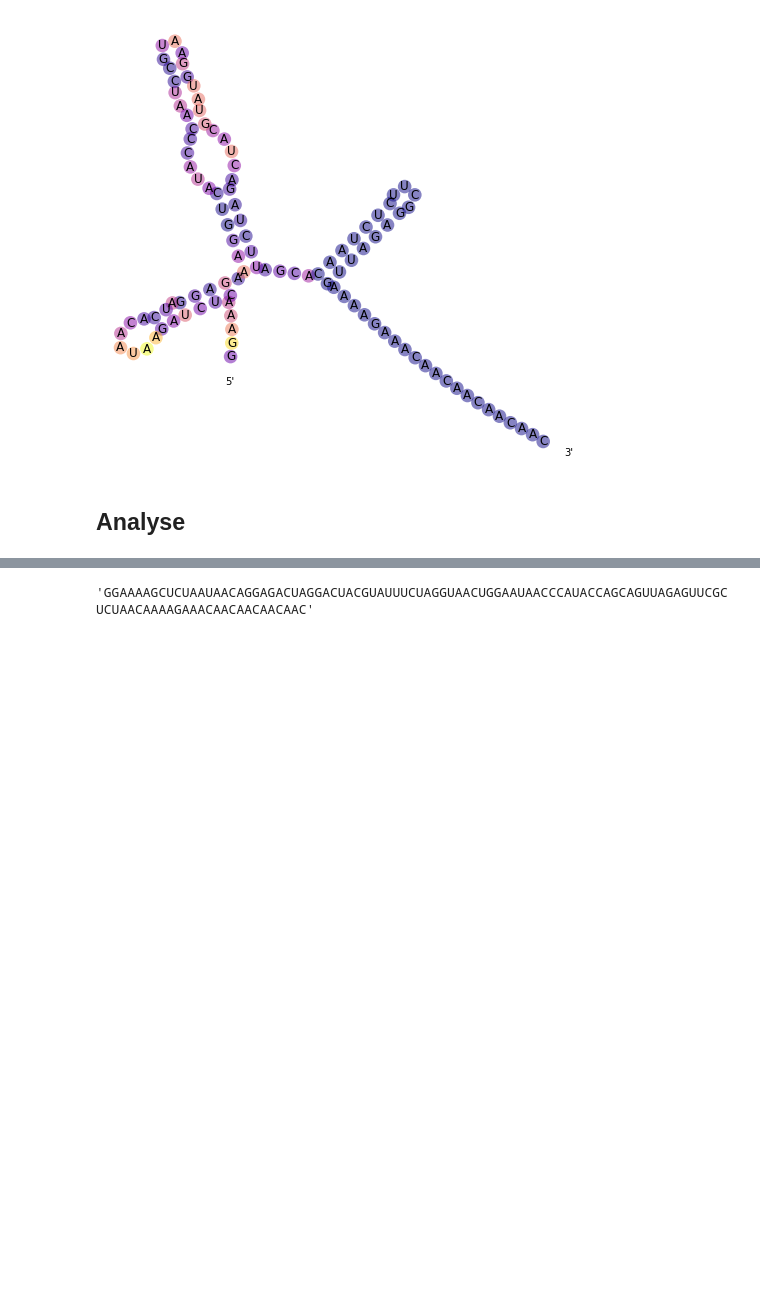
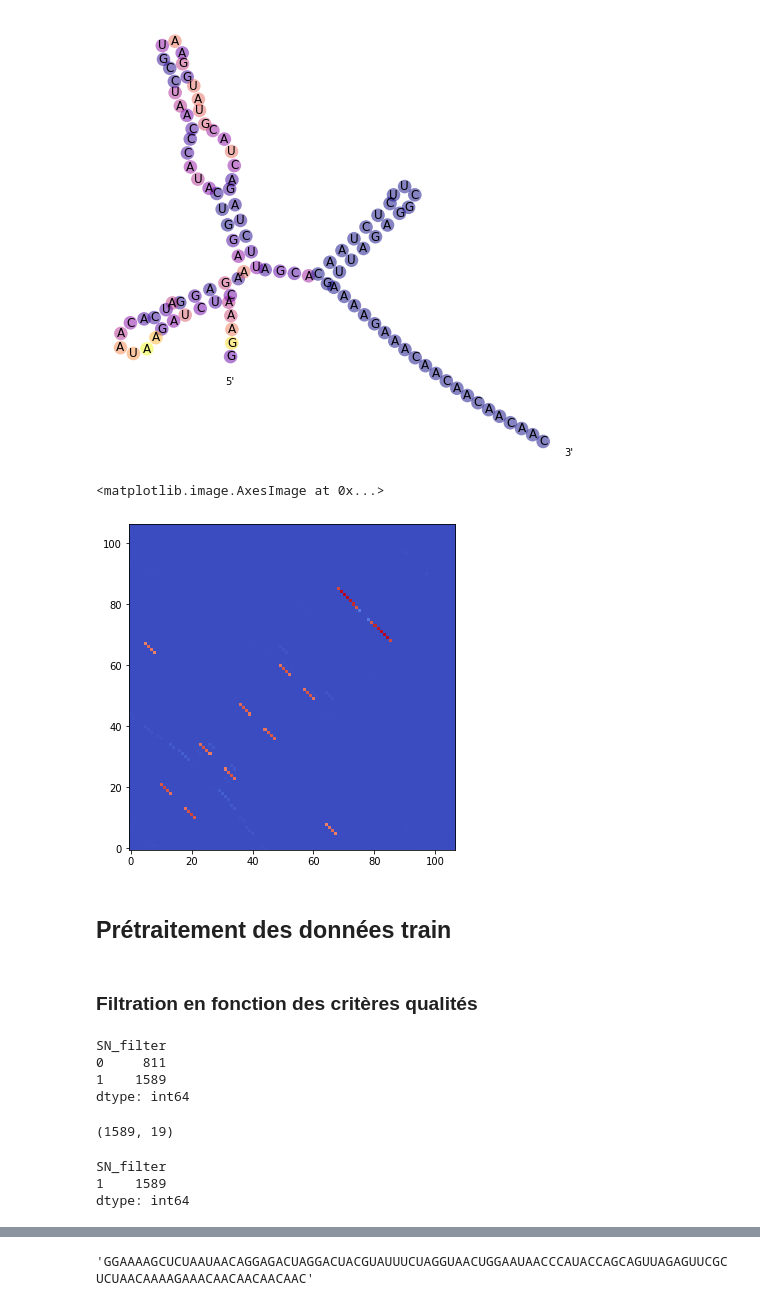
Before and after one commit to nromari/OpenVaccine_COVID19, a Jupyter notebook: Kaggle.ipynb, the cells around one changed output, grey strips where cells are left out. Cells and saved outputs as stored; diff of their text form; code cells hidden in the pictures; blank space fills up the shorter version.

Commit message:
matrice et début d'analyse

```diff
--- a/Kaggle.ipynb
+++ b/Kaggle.ipynb
@@ -223,5 +203,35 @@ rna_col_react.invert_xaxis()
 # jaune = forte reactivité, bleue = faible réactivité
 # %% [output]
 [figure]
-# %% [markdown]
-## Analyse
+# %%
+figure(figsize=(8,6))
+
+matrice = np.load('id_0a2bbe37e.npy')
+plt.imshow(matrice, origin='lower left', cmap='coolwarm')
+# %% [output]
+<matplotlib.image.AxesImage at 0x...>
+[figure, added]
+# %% [markdown]
+## Prétraitement des données train
+# %% [markdown]
+### Filtration en fonction des critères qualités
+# %%
+repart_train_filtre = train.groupby('SN_filter').size()
+repart_train_filtre
+# %% [output]
+SN_filter
+0     811
+1    1589
+dtype: int64
+# %%
+train_f = train[train.SN_filter==1]
+train_f.shape
+# %% [output]
+(1589, 19)
+# %%
+repart_train_f_filtre = train_f.groupby('SN_filter').size()
+repart_train_f_filtre
+# %% [output]
+SN_filter
+1    1589
+dtype: int64
```
Also changed, not shown: parts of 15 cells of this notebook, 1 other file.
